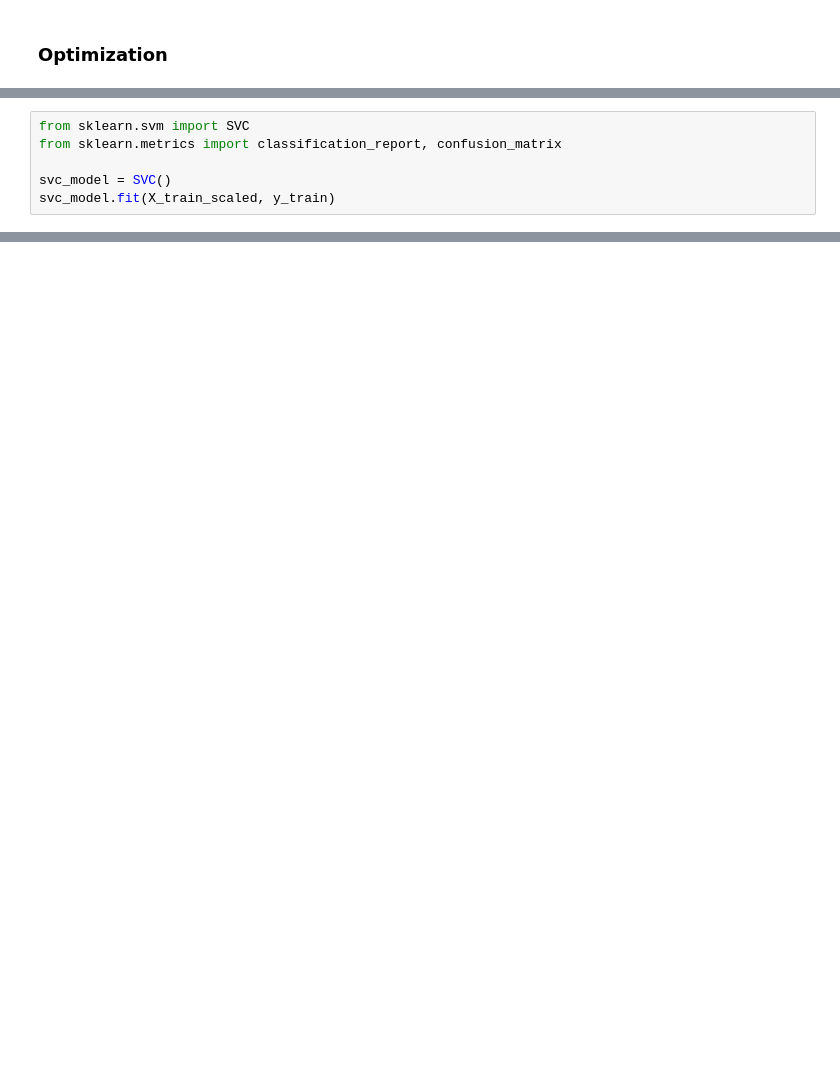
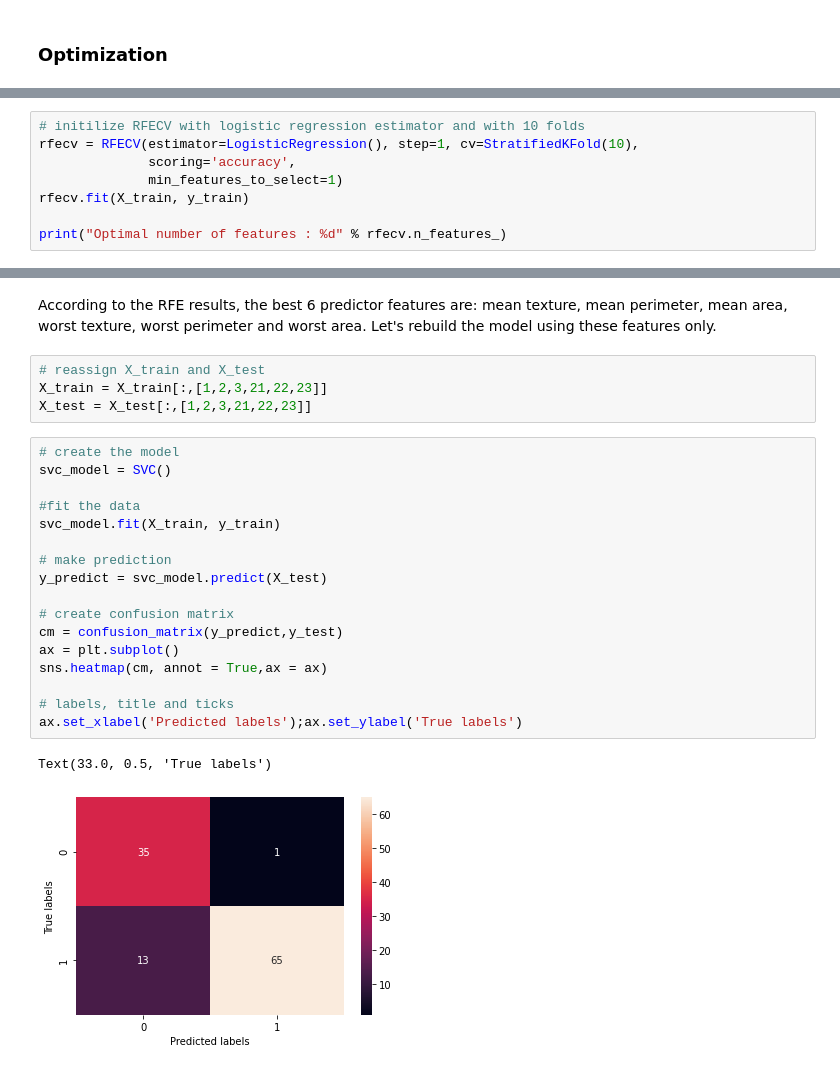
Before and after one commit to ah-hatahet/case_study, a Jupyter notebook: breast_cancer_casestudy.ipynb, the cells around one changed output, grey strips where cells are left out. Saved outputs shown, nothing was run; the diff lists cells and outputs as text; blank space fills up the shorter version.

```diff
--- a/breast_cancer_casestudy.ipynb
+++ b/breast_cancer_casestudy.ipynb
@@ -217,6 +132,0 @@ X_test_scaled = (X_test - min_test)/range_test
-# %%
-from sklearn.svm import SVC
-from sklearn.metrics import classification_report, confusion_matrix
-
-svc_model = SVC()
-svc_model.fit(X_train_scaled, y_train)
@@ -234,0 +137,8 @@ ax.set_ylim(bottom + 0.5, top - 0.5)
+# %%
+# initilize RFECV with logistic regression estimator and with 10 folds
+rfecv = RFECV(estimator=LogisticRegression(), step=1, cv=StratifiedKFold(10),
+              scoring='accuracy',
+              min_features_to_select=1)
+rfecv.fit(X_train, y_train)
+
+print("Optimal number of features : %d" % rfecv.n_features_)
@@ -234,0 +161,26 @@ ax.set_ylim(bottom + 0.5, top - 0.5)
+# %% [markdown]
+According to the RFE results, the best 6 predictor features are: mean texture, mean perimeter, mean area, worst texture, worst perimeter and worst area. Let's rebuild the model using these features only.
+# %%
+# reassign X_train and X_test
+X_train = X_train[:,[1,2,3,21,22,23]]
+X_test = X_test[:,[1,2,3,21,22,23]]
+# %%
+# create the model
+svc_model = SVC()
+
+#fit the data
+svc_model.fit(X_train, y_train)
+
+# make prediction
+y_predict = svc_model.predict(X_test)
+
+# create confusion matrix
+cm = confusion_matrix(y_predict,y_test)
+ax = plt.subplot()
+sns.heatmap(cm, annot = True,ax = ax)
+
+# labels, title and ticks
+ax.set_xlabel('Predicted labels');ax.set_ylabel('True labels')
+# %% [output]
+Text(33.0, 0.5, 'True labels')
+[figure, added]
```
Also changed, not shown: parts of 83 cells of this notebook.
